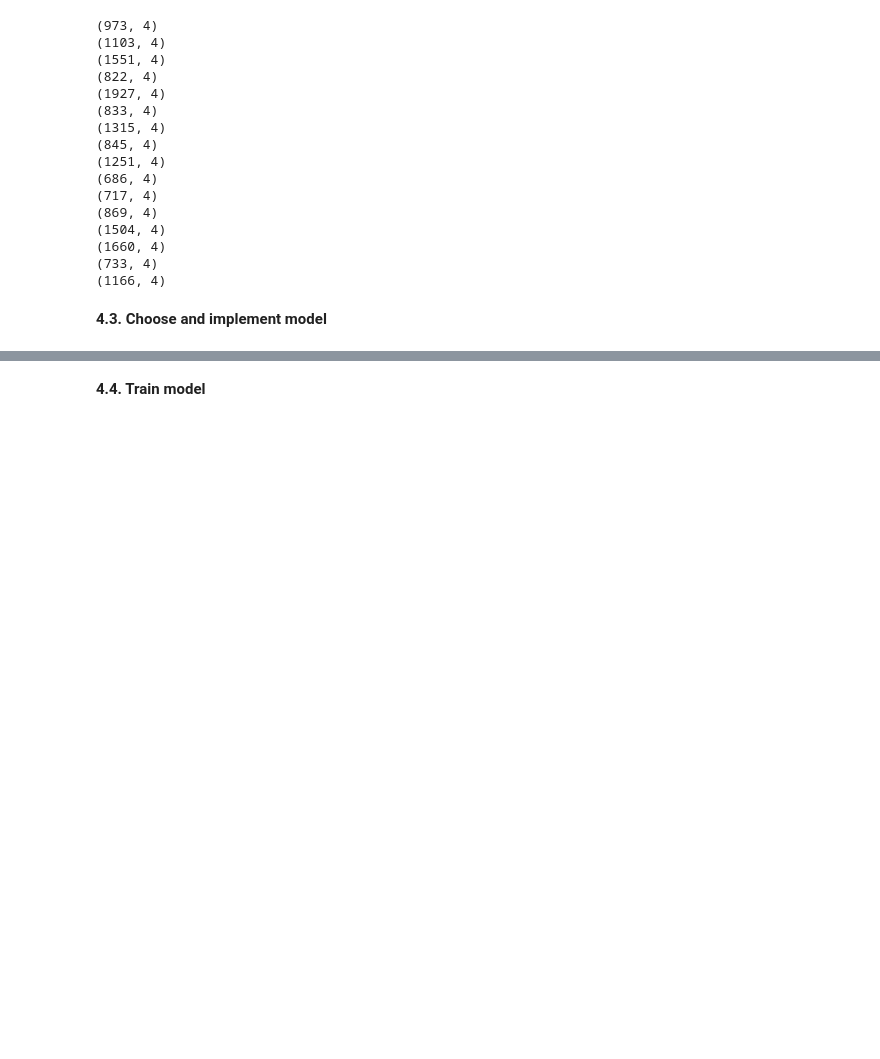
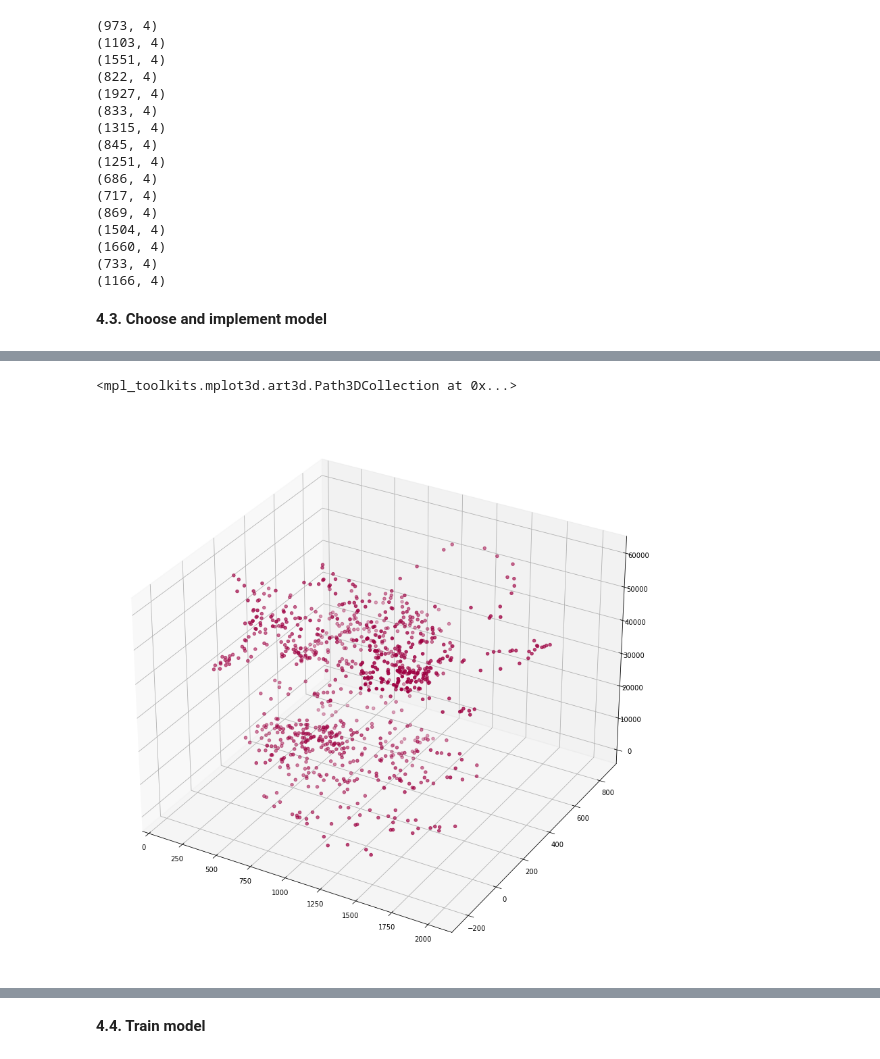
Before and after one commit to Adsata/Fixation-Clustering, a Jupyter notebook: testing/day1_benjamin.ipynb, the cells around one changed output, grey strips where cells are left out. Cells and saved outputs as stored; diff of their text form; code cells hidden in the pictures; blank space fills up the shorter version.

```diff
--- a/testing/day1_benjamin.ipynb
+++ b/testing/day1_benjamin.ipynb
@@ -93,0 +109,12 @@ for i in eps:
+# %%
+clf_dbscan = DBSCAN(eps=80, min_samples=5, metric='manhattan', algorithm='auto', leaf_size=30, p=2, n_jobs=1)
+X = session_arrays[0][:,0:3]
+y_pred = clf_dbscan.fit_predict(X)
+
+#plt.scatter3D(X[:,1],X[:,2],X[:,0], c=y_pred)
+fig = plt.figure(figsize=(15,15))
+ax = fig.add_subplot(111, projection='3d')
+ax.scatter(X[:,1],X[:,2],X[:,0], c=y_pred, cmap=plt.cm.Spectral)
+# %% [output]
+<mpl_toolkits.mplot3d.art3d.Path3DCollection at 0x...>
+[figure, added]
```
Also changed, not shown: parts of 4 cells of this notebook.
